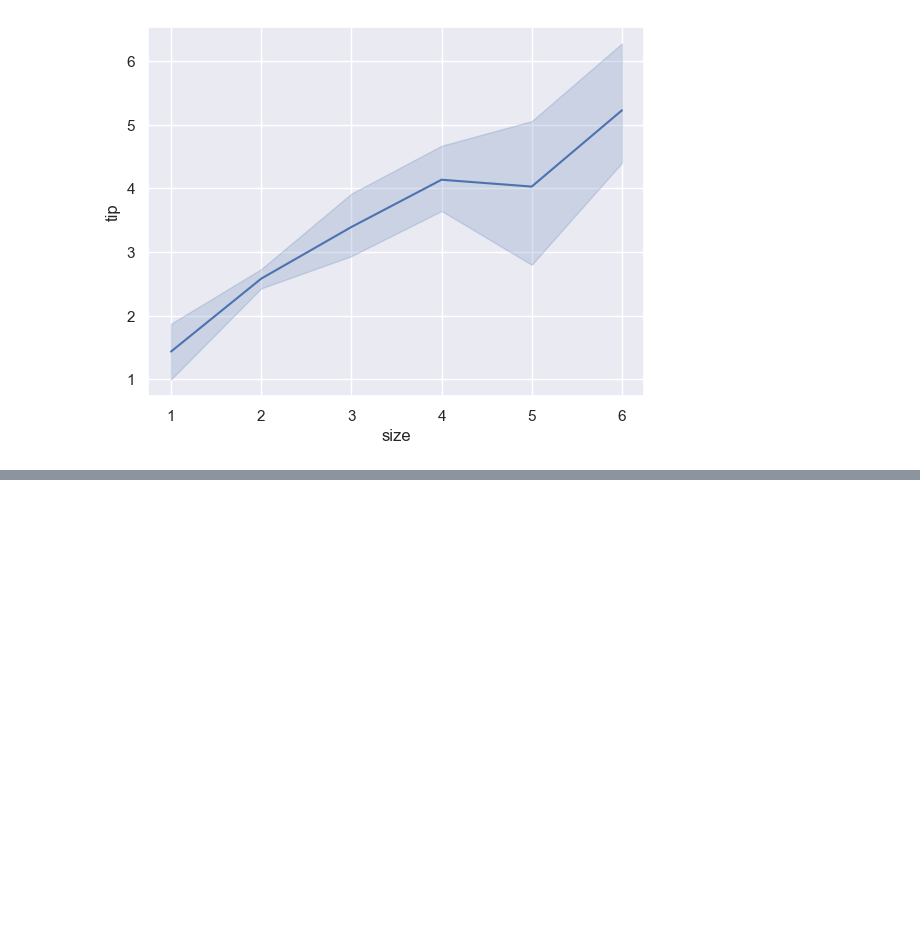
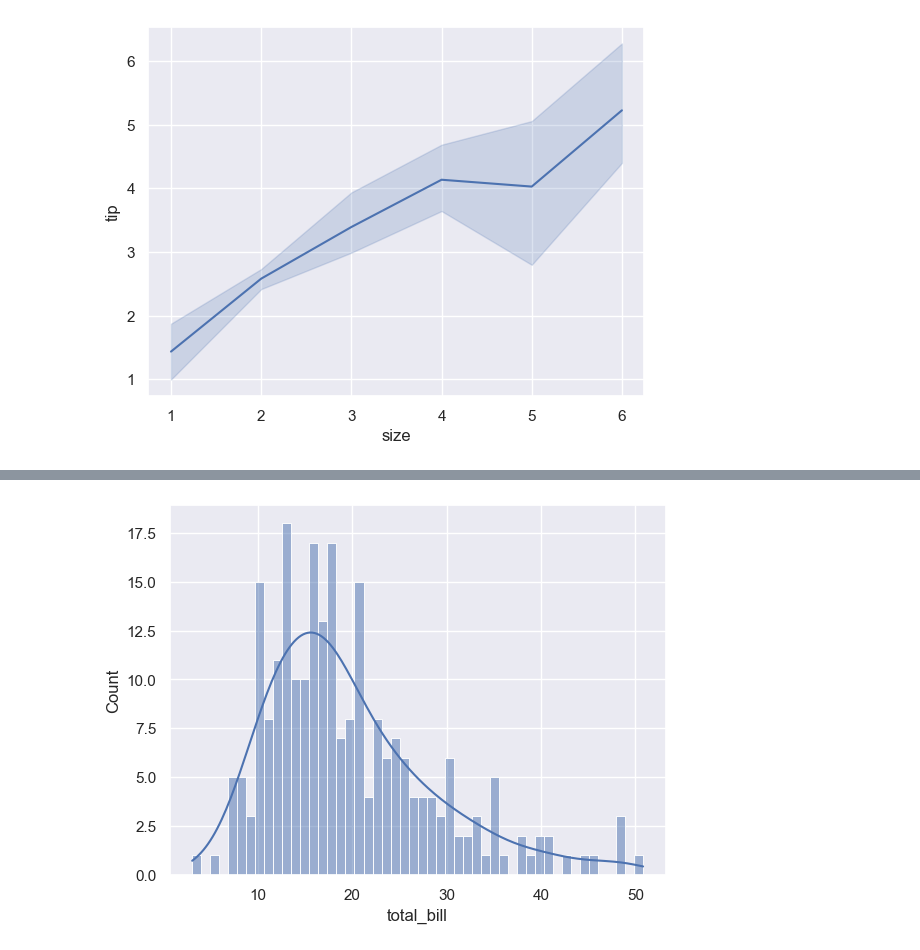
Before and after one commit to singamravibabu/batch23, a Jupyter notebook: Visualization 2.ipynb, the cells around one changed output, grey strips where cells are left out. Cells and saved outputs as stored; diff of their text form; code cells hidden in the pictures; blank space fills up the shorter version.

```diff
--- a/Visualization 2.ipynb
+++ b/Visualization 2.ipynb
@@ -47,0 +59,11 @@ plt.show()
+# %%
+# histogram + kde (kernel density estimation)
+sns.histplot(
+    data=df,
+    x="total_bill",
+    bins=50,
+    kde=True
+)
+plt.show()
+# %% [output]
+[figure, added]
```
Also changed, not shown: parts of 22 cells of this notebook.
